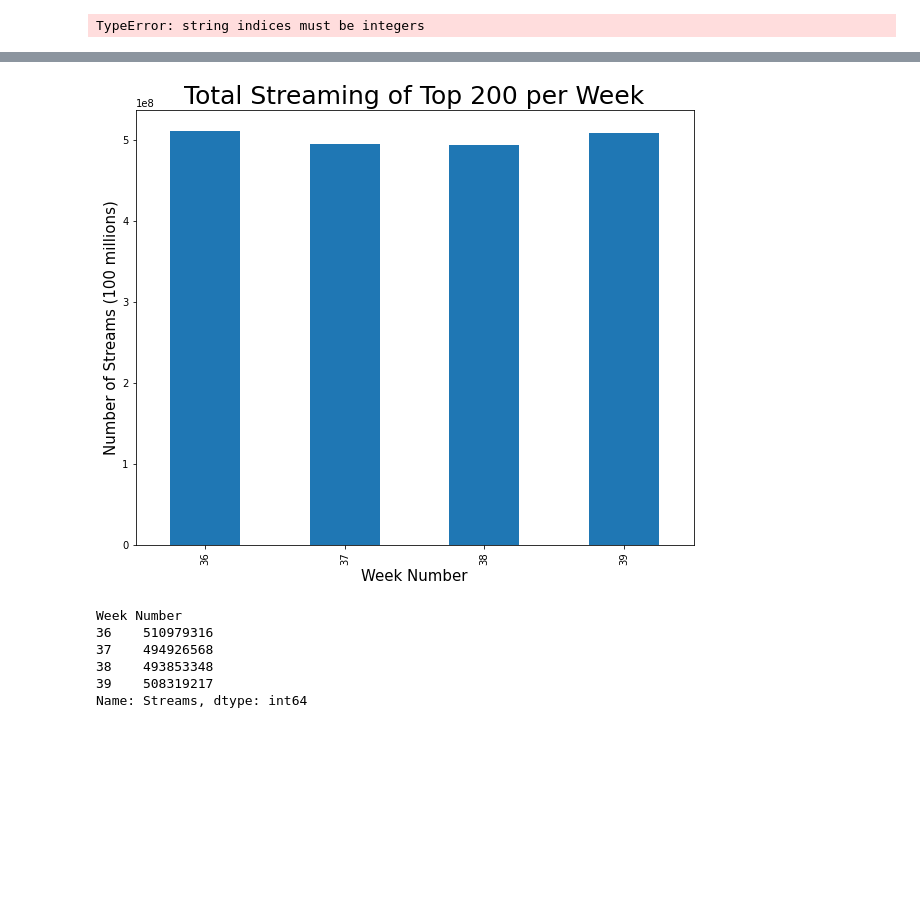
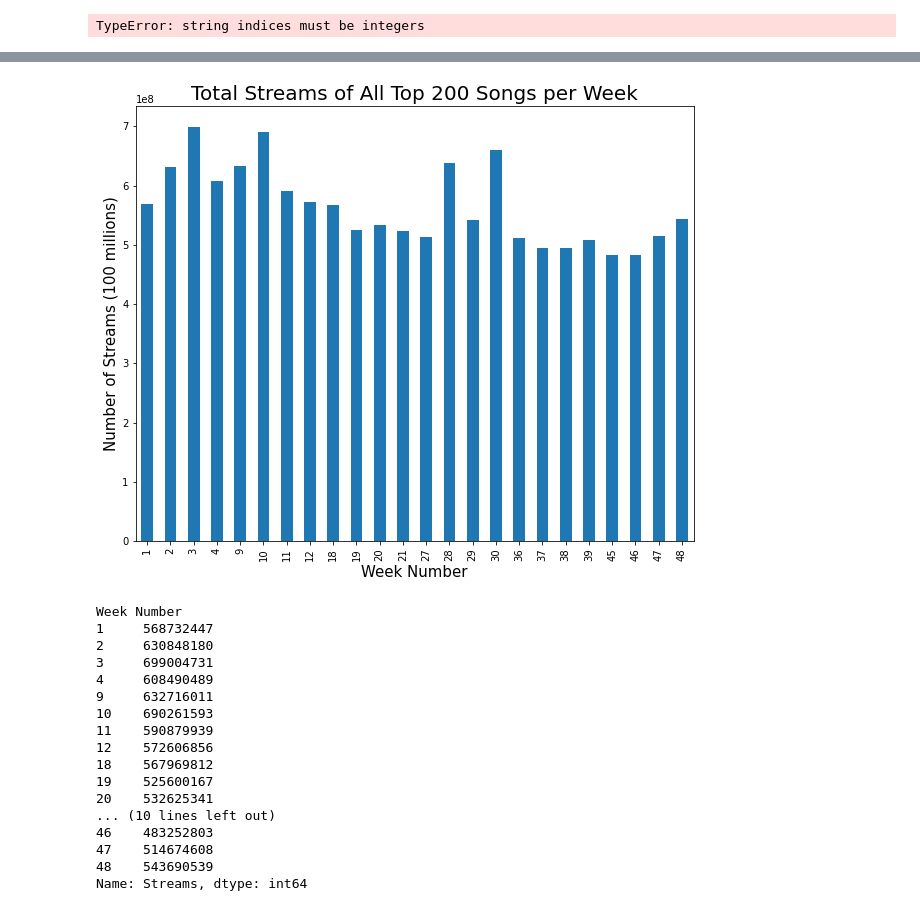
Before and after one commit to Teablee/project-one, a Jupyter notebook: Graphing.ipynb, the cells around one changed output, grey strips where cells are left out. Drawn from its saved outputs; the diff is of its cells as text; code cells hidden in the pictures; blank space fills up the shorter version.

```diff
--- a/Graphing.ipynb
+++ b/Graphing.ipynb
@@ -220,0 +316,26 @@ TypeError: string indices must be integers
+# %%
+# Combine all top 200 files together
+
+# Set csv paths
+csv_path1 = "Top 200 files\sep_nov_top200_cleaned_final.csv"
+csv_path2 = "Top 200 files\combined_top_200_mayjuly.csv"
+csv_path3 = "Top 200 files\jan_top_200_genres.csv"
+csv_path4 = "Top 200 files\mar_top_200_genres.csv"
+
+# Read with pandas and set as dataframes
+nov_sep = pd.read_csv(csv_path1)
+nov_sep.count()
+
+may_jul = pd.read_csv(csv_path2)
+may_jul.count()
+
+jan = pd.read_csv(csv_path3)
+jan.count()
+
+mar = pd.read_csv(csv_path4)
+mar.count()
+
+# Concatenate dataframes together into one large dataframe
+top200_all_months = pd.concat([nov_sep, may_jul, jan, mar])
+top200_all_months = top200_all_months.drop(columns=['Unnamed: 0', 'Unnamed: 0.1'])
+top200_all_months.count()
@@ -220,0 +358,7 @@ TypeError: string indices must be integers
+# %%
+# Fill blanks with unspecified
+top200_all_months['Genre 1'].fillna('unspecified', inplace=True)
+top200_all_months['Genre 2'].fillna('unspecified', inplace=True)
+top200_all_months['Genre 3'].fillna('unspecified', inplace=True)
+
+top200_all_months.count()
@@ -221,20 +385,31 @@ TypeError: string indices must be integers
 # %%
-# Number of streams per week of top 200
-sep_top200_streaming = sep_top200.groupby(['Week Number'])['Streams'].sum()
+# Number of streams per week of top 200 of NOVEMBER
+all_months_streaming = top200_all_months.groupby(['Week Number'])['Streams'].sum()
 plt.figure(figsize=[10,8])
-streaming_sep_by_week = sep_top200_streaming.plot(kind='bar')
-plt.title("Total Streaming of Top 200 per Week", fontsize=25)
+streaming_week_all = all_months_streaming.plot(kind='bar')
+plt.title("Total Streams of All Top 200 Songs per Week", fontsize=20)
 plt.ylabel("Number of Streams (100 millions)", fontsize=15)
 plt.xlabel("Week Number", fontsize=15)
 
 plt.show()
 
-sep_top200_streaming
+all_months_streaming
 # %% [output]
-[figure, old version]
+[figure, new version]
 Week Number
-36    510979316
-37    494926568
-38    493853348
-39    508319217
+1     568732447
+2     630848180
+3     699004731
+4     608490489
+9     632716011
+10    690261593
+11    590879939
+12    572606856
+18    567969812
+19    525600167
+20    532625341
+... (10 lines left out)
+46    483252803
+47    514674608
+48    543690539
 Name: Streams, dtype: int64
```
Also changed, not shown: parts of 23 cells of this notebook, 15 other files.
